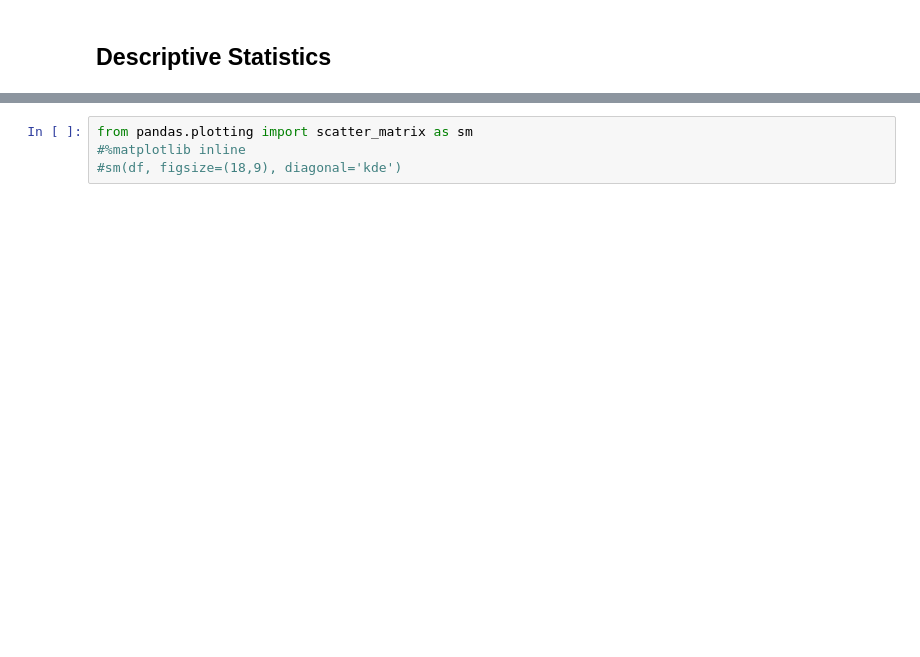
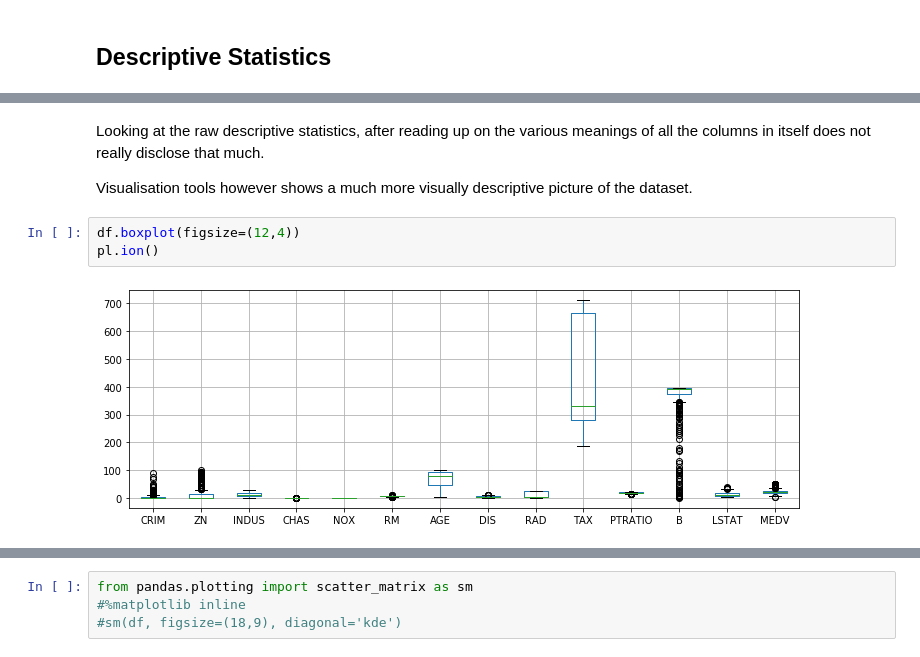
Before and after one commit to G00364778/52954_Assesment_Machine_Learning_and_Statistics, a Jupyter notebook: Boston_House_Price_Analyses.ipynb, the cells around one changed output, grey strips where cells are left out. Cells and saved outputs as stored; diff of their text form; blank space fills up the shorter version.

Commit message:
add code for box plots and normalised box plots to notebook

```diff
--- a/Boston_House_Price_Analyses.ipynb
+++ b/Boston_House_Price_Analyses.ipynb
@@ -61,0 +88,9 @@ df=pd.read_csv('data\\boston_house_prices.csv',skiprows=1)
+# %% [markdown]
+Looking at the raw descriptive statistics, after reading up on the various meanings of all the columns in itself does not really disclose that much.
+
+Visualisation tools however shows a much more visually descriptive picture of the dataset.
+# %%
+df.boxplot(figsize=(12,4))
+pl.ion()
+# %% [output]
+[figure, added]
```
Also changed, not shown: parts of 20 cells of this notebook, 1 other file.
